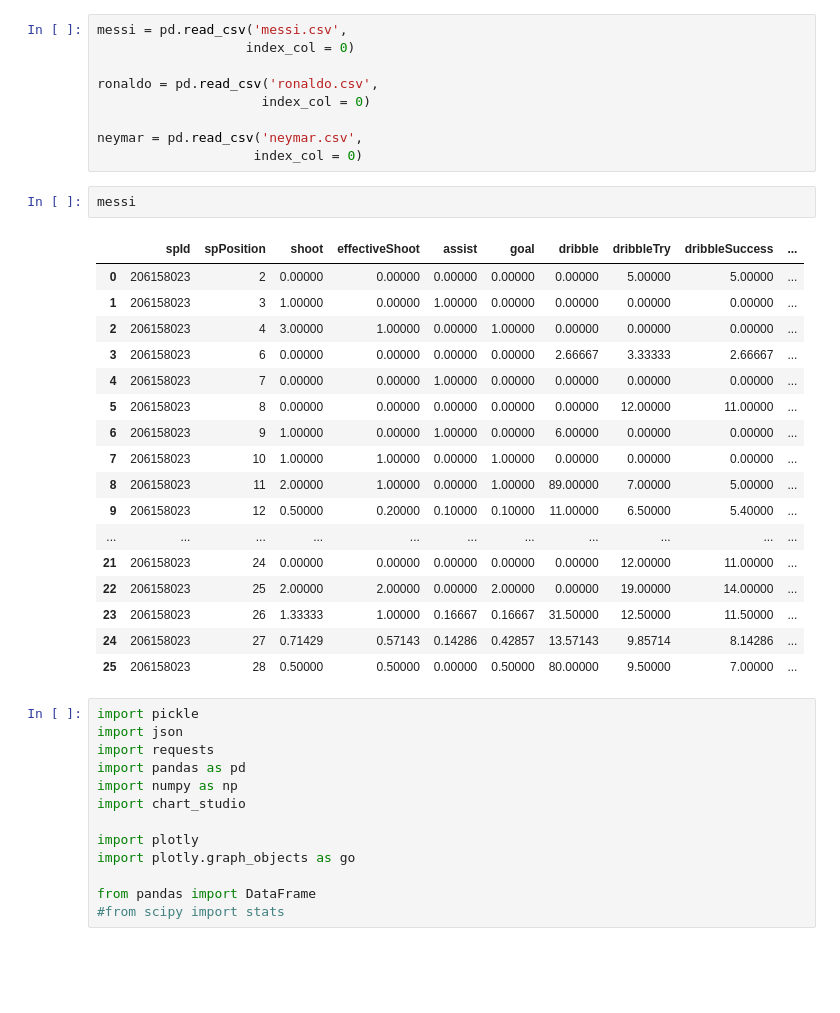
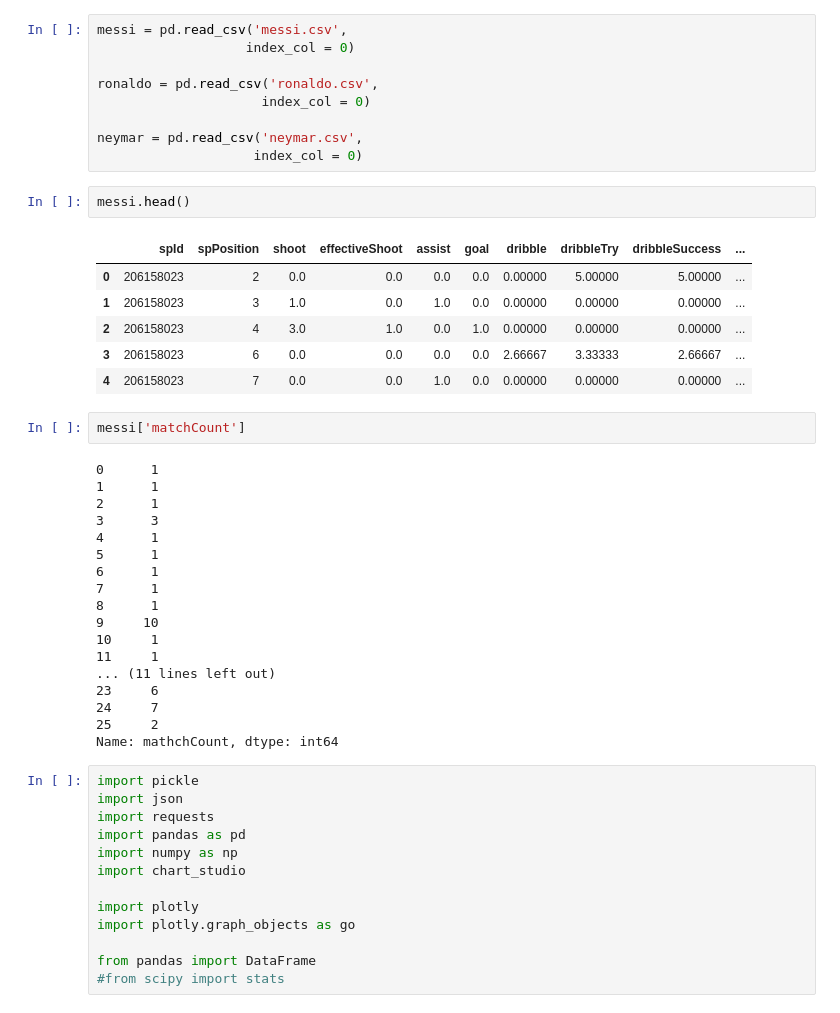
Before and after one commit to euneestella/fifa-online-ranker-analysis, a Jupyter notebook: ranker_analysis.ipynb, the cells around one changed output. Saved outputs shown, nothing was run; the diff lists cells and outputs as text; blank space fills up the shorter version.

```diff
--- a/ranker_analysis.ipynb
+++ b/ranker_analysis.ipynb
@@ -19,25 +20,34 @@ ronaldo = pd.read_csv('ronaldo.csv',
 neymar = pd.read_csv('neymar.csv',
                     index_col = 0)
 # %%
-messi
+messi.head()
 # %% [output]
 |  | spId | spPosition | shoot | effectiveShoot | assist | goal | dribble | dribbleTry | dribbleSuccess | ... |
-| 0 | 206158023 | 2 | 0.00000 | 0.00000 | 0.00000 | 0.00000 | 0.00000 | 5.00000 | 5.00000 | ... |
-| 1 | 206158023 | 3 | 1.00000 | 0.00000 | 1.00000 | 0.00000 | 0.00000 | 0.00000 | 0.00000 | ... |
-| 2 | 206158023 | 4 | 3.00000 | 1.00000 | 0.00000 | 1.00000 | 0.00000 | 0.00000 | 0.00000 | ... |
-| 3 | 206158023 | 6 | 0.00000 | 0.00000 | 0.00000 | 0.00000 | 2.66667 | 3.33333 | 2.66667 | ... |
-| 4 | 206158023 | 7 | 0.00000 | 0.00000 | 1.00000 | 0.00000 | 0.00000 | 0.00000 | 0.00000 | ... |
-| 5 | 206158023 | 8 | 0.00000 | 0.00000 | 0.00000 | 0.00000 | 0.00000 | 12.00000 | 11.00000 | ... |
-| 6 | 206158023 | 9 | 1.00000 | 0.00000 | 1.00000 | 0.00000 | 6.00000 | 0.00000 | 0.00000 | ... |
-| 7 | 206158023 | 10 | 1.00000 | 1.00000 | 0.00000 | 1.00000 | 0.00000 | 0.00000 | 0.00000 | ... |
-| 8 | 206158023 | 11 | 2.00000 | 1.00000 | 0.00000 | 1.00000 | 89.00000 | 7.00000 | 5.00000 | ... |
-| 9 | 206158023 | 12 | 0.50000 | 0.20000 | 0.10000 | 0.10000 | 11.00000 | 6.50000 | 5.40000 | ... |
-| ... | ... | ... | ... | ... | ... | ... | ... | ... | ... | ... |
-| 21 | 206158023 | 24 | 0.00000 | 0.00000 | 0.00000 | 0.00000 | 0.00000 | 12.00000 | 11.00000 | ... |
-| 22 | 206158023 | 25 | 2.00000 | 2.00000 | 0.00000 | 2.00000 | 0.00000 | 19.00000 | 14.00000 | ... |
-| 23 | 206158023 | 26 | 1.33333 | 1.00000 | 0.16667 | 0.16667 | 31.50000 | 12.50000 | 11.50000 | ... |
-| 24 | 206158023 | 27 | 0.71429 | 0.57143 | 0.14286 | 0.42857 | 13.57143 | 9.85714 | 8.14286 | ... |
-| 25 | 206158023 | 28 | 0.50000 | 0.50000 | 0.00000 | 0.50000 | 80.00000 | 9.50000 | 7.00000 | ... |
+| 0 | 206158023 | 2 | 0.0 | 0.0 | 0.0 | 0.0 | 0.00000 | 5.00000 | 5.00000 | ... |
+| 1 | 206158023 | 3 | 1.0 | 0.0 | 1.0 | 0.0 | 0.00000 | 0.00000 | 0.00000 | ... |
+| 2 | 206158023 | 4 | 3.0 | 1.0 | 0.0 | 1.0 | 0.00000 | 0.00000 | 0.00000 | ... |
+| 3 | 206158023 | 6 | 0.0 | 0.0 | 0.0 | 0.0 | 2.66667 | 3.33333 | 2.66667 | ... |
+| 4 | 206158023 | 7 | 0.0 | 0.0 | 1.0 | 0.0 | 0.00000 | 0.00000 | 0.00000 | ... |
+# %%
+messi['matchCount']
+# %% [output]
+0      1
+1      1
+2      1
+3      3
+4      1
+5      1
+6      1
+7      1
+8      1
+9     10
+10     1
+11     1
+... (11 lines left out)
+23     6
+24     7
+25     2
+Name: mathchCount, dtype: int64
 # %%
 import pickle
 import json
```
Also changed, not shown: parts of 1 cell of this notebook, 3 other files.
